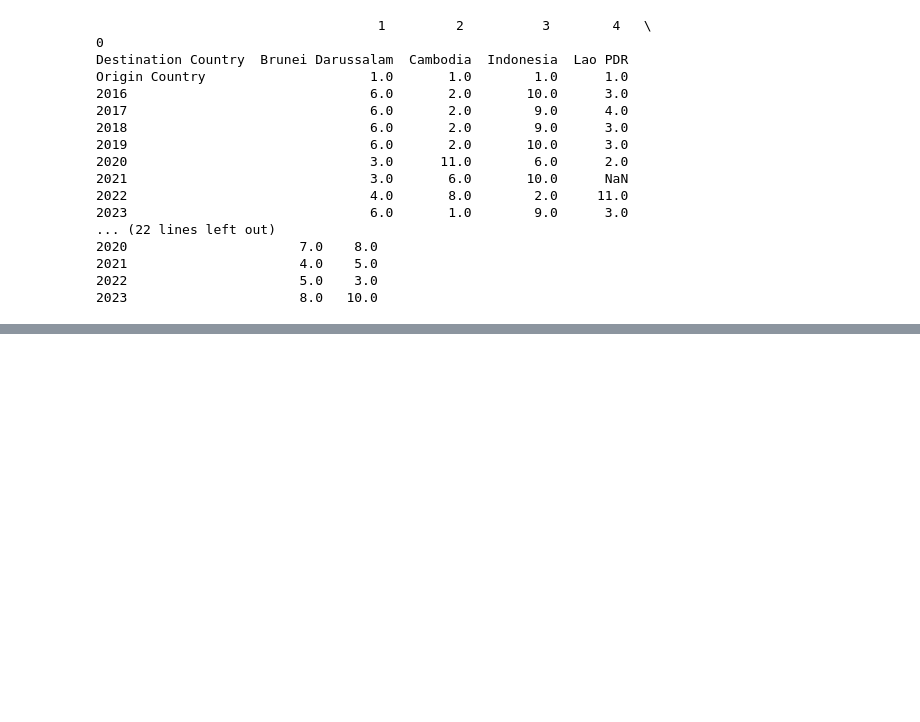
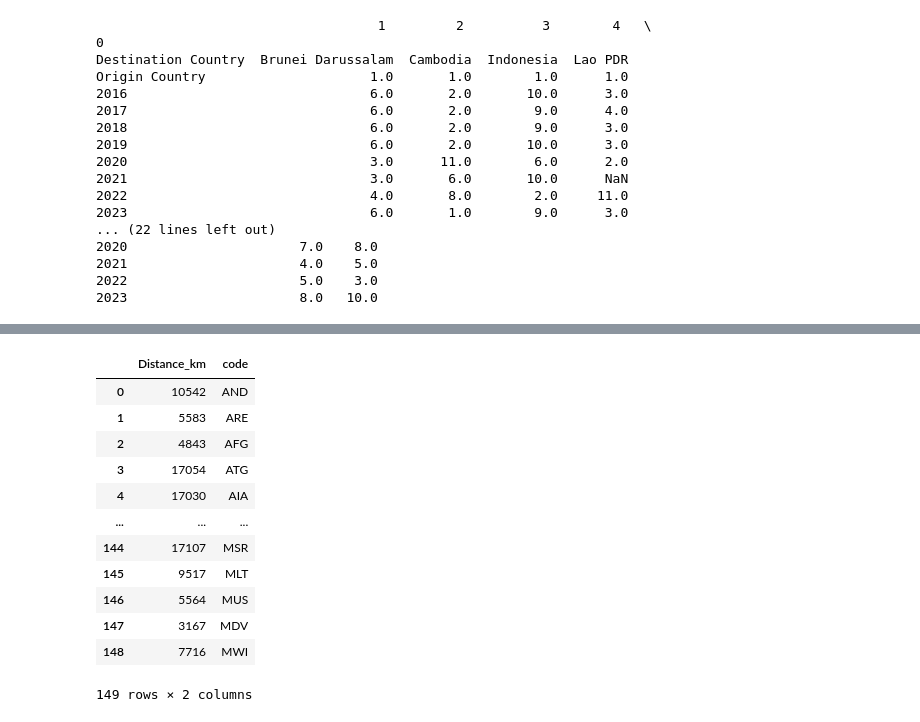
Before and after one commit to steverahardjo/viz02, a Jupyter notebook: src/dataset/proccessing.ipynb, the cells around one changed output, grey strips where cells are left out. Cells and saved outputs as stored; diff of their text form; code cells hidden in the pictures; blank space fills up the shorter version.

Commit message:
add data, pictograph

```diff
--- a/src/dataset/proccessing.ipynb
+++ b/src/dataset/proccessing.ipynb
@@ -404,0 +391,45 @@ melted_df.to_csv("bumpchart.csv")
+# %%
+dist=pd.read_csv("distances_to_malaysia.csv")
+bub=pd.read_csv("bubbleChart_pictograph.csv")
+# %%
+dist=dist.rename(columns={'Origin': 'Country'}, inplace=True)
+# %%
+import pandas as pd
+import pycountry
+
+# List of country names (you can replace this with the actual country names if needed)
+country_names = dist['Origin'].tolist()  # Extract country names from the dist DataFrame
+
+# Create a dictionary to store country names and codes
+country_code_dict = {}
+
+# Iterate through the list of country names and get the ISO code
+for country in country_names:
+    try:
+        country_obj = pycountry.countries.lookup(country)
+        country_code_dict[country] = country_obj.alpha_3  # Use 'alpha_2' for 2-letter code
+    except LookupError:
+        country_code_dict[country] = None  # Assign None if country is not found
+
+# Convert the dictionary to a DataFrame
+country_codes_df = pd.DataFrame(list(country_code_dict.items()), columns=['Origin', 'code'])
+
+# Merge the country codes DataFrame with the distances DataFrame
+merged_df = pd.merge(dist, country_codes_df, on='Origin', how='left')
+merged_df = merged_df.drop(columns=['Origin'])
+# %%
+merged_df
+# %% [output]
+|  | Distance_km | code |
+| 0 | 10542 | AND |
+| 1 | 5583 | ARE |
+| 2 | 4843 | AFG |
+| 3 | 17054 | ATG |
+| 4 | 17030 | AIA |
+| ... | ... | ... |
+| 144 | 17107 | MSR |
+| 145 | 9517 | MLT |
+| 146 | 5564 | MUS |
+| 147 | 3167 | MDV |
+| 148 | 7716 | MWI |
+149 rows × 2 columns
```
Also changed, not shown: parts of 11 cells of this notebook, 9 other files.
